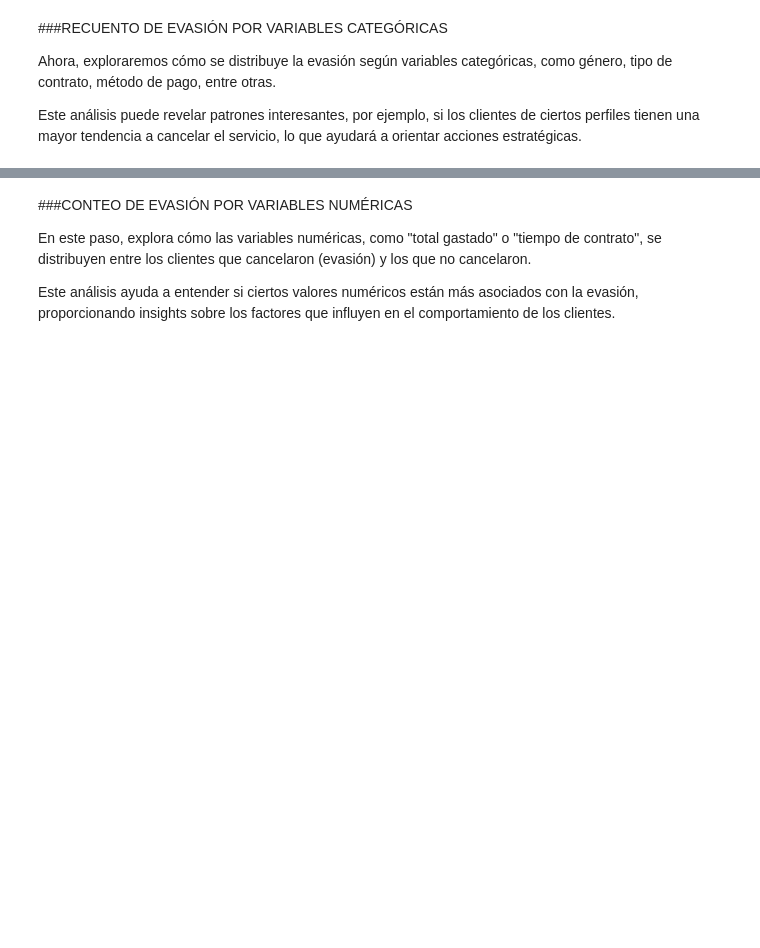
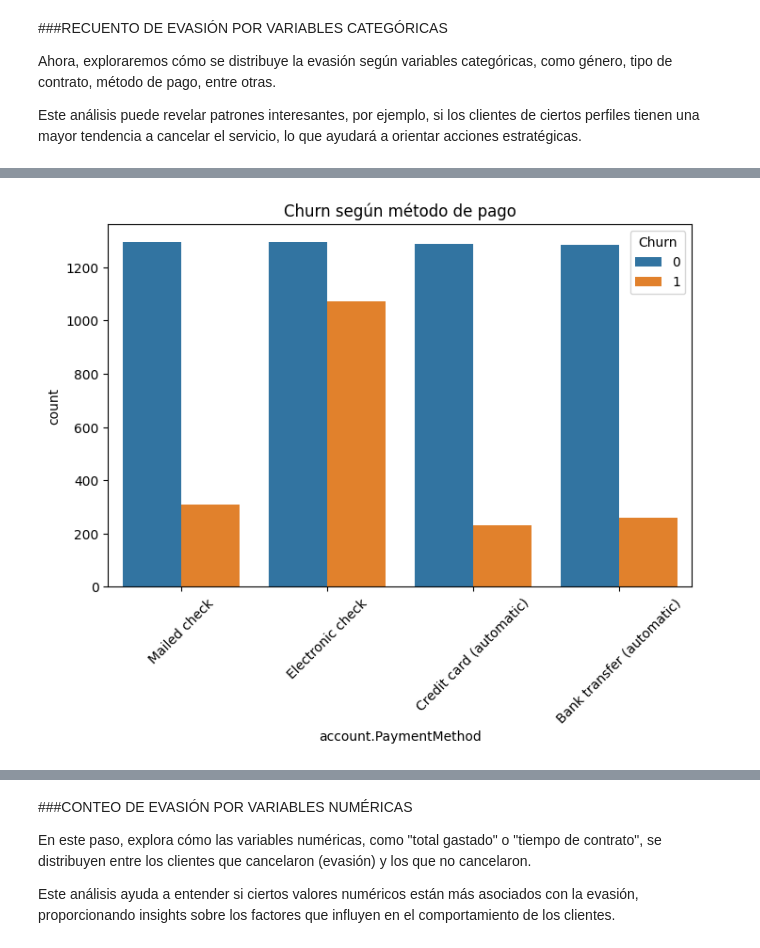
Before and after one commit to Raziedmar/telecomx-latam, a Jupyter notebook: TelecomX_LATAM.ipynb, the cells around one changed output, grey strips where cells are left out. Drawn from its saved outputs; the diff is of its cells as text; code cells hidden in the pictures; blank space fills up the shorter version.

```diff
--- a/TelecomX_LATAM.ipynb
+++ b/TelecomX_LATAM.ipynb
@@ -352,0 +380,16 @@ Este análisis puede revelar patrones interesantes, por ejemplo, si los clientes
+# %%
+plt.figure(figsize=(8,5))
+
+sns.countplot(
+    x="account.PaymentMethod",
+    hue="Churn",
+    data=df
+)
+
+plt.xticks(rotation=45)
+
+plt.title("Churn según método de pago")
+
+plt.show()
+# %% [output]
+[figure, added]
```
Also changed, not shown: parts of 5 cells of this notebook.
